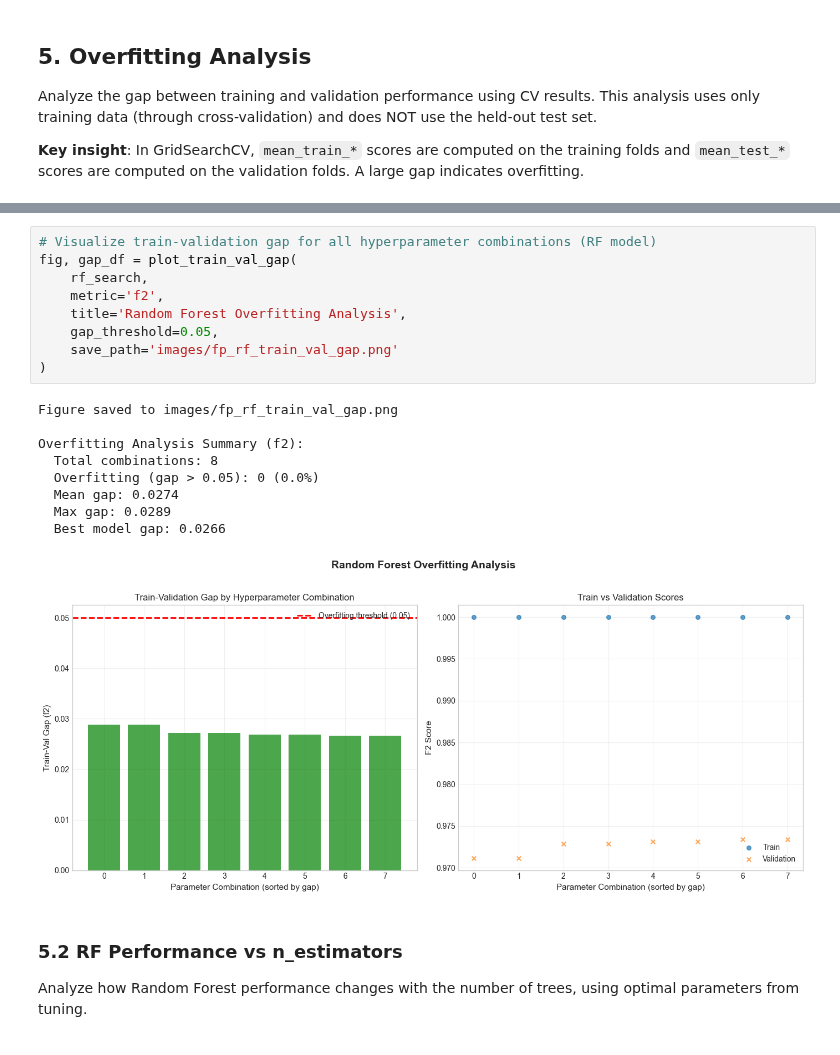
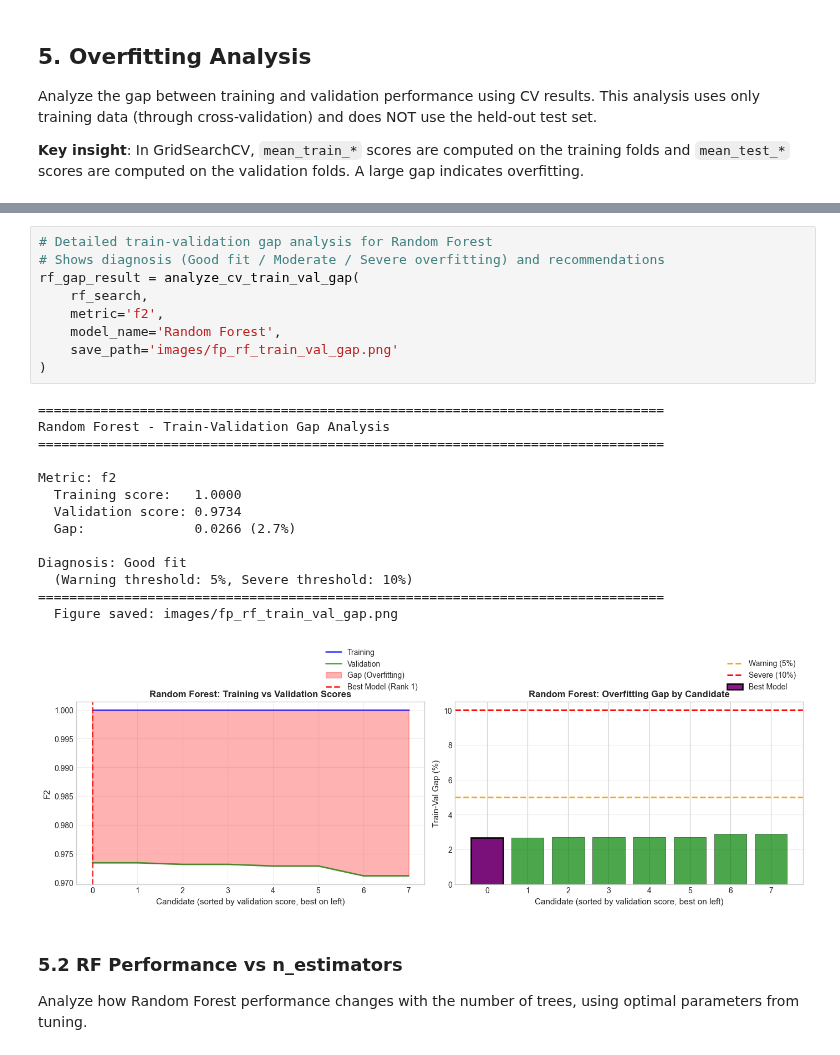
Before and after one commit to frederick-douglas-pearce/sportswear-esg-news-classifier, a Jupyter notebook: notebooks/fp2_model_selection_tuning.ipynb, the cells around one changed output, grey strips where cells are left out. Saved outputs shown, nothing was run; the diff lists cells and outputs as text.

```diff
--- a/notebooks/fp2_model_selection_tuning.ipynb
+++ b/notebooks/fp2_model_selection_tuning.ipynb
@@ -587,22 +587,27 @@ LR_tuned:
 # %%
-# Visualize train-validation gap for all hyperparameter combinations (RF model)
-fig, gap_df = plot_train_val_gap(
+# Detailed train-validation gap analysis for Random Forest
+# Shows diagnosis (Good fit / Moderate / Severe overfitting) and recommendations
+rf_gap_result = analyze_cv_train_val_gap(
     rf_search,
     metric='f2',
-    title='Random Forest Overfitting Analysis',
-    gap_threshold=0.05,
+    model_name='Random Forest',
     save_path='images/fp_rf_train_val_gap.png'
 )
 # %% [output]
-Figure saved to images/fp_rf_train_val_gap.png
+================================================================================
+Random Forest - Train-Validation Gap Analysis
+================================================================================
 
-Overfitting Analysis Summary (f2):
-  Total combinations: 8
-  Overfitting (gap > 0.05): 0 (0.0%)
-  Mean gap: 0.0274
-  Max gap: 0.0289
-  Best model gap: 0.0266
+Metric: f2
+  Training score:   1.0000
+  Validation score: 0.9734
+  Gap:              0.0266 (2.7%)
+
+Diagnosis: Good fit
+  (Warning threshold: 5%, Severe threshold: 10%)
+================================================================================
+  Figure saved: images/fp_rf_train_val_gap.png
-[figure, old version]
+[figure, new version]
 # %% [markdown]
 ### 5.2 RF Performance vs n_estimators
 
```
Also changed, not shown: parts of 8 cells of this notebook, 3 other files.
